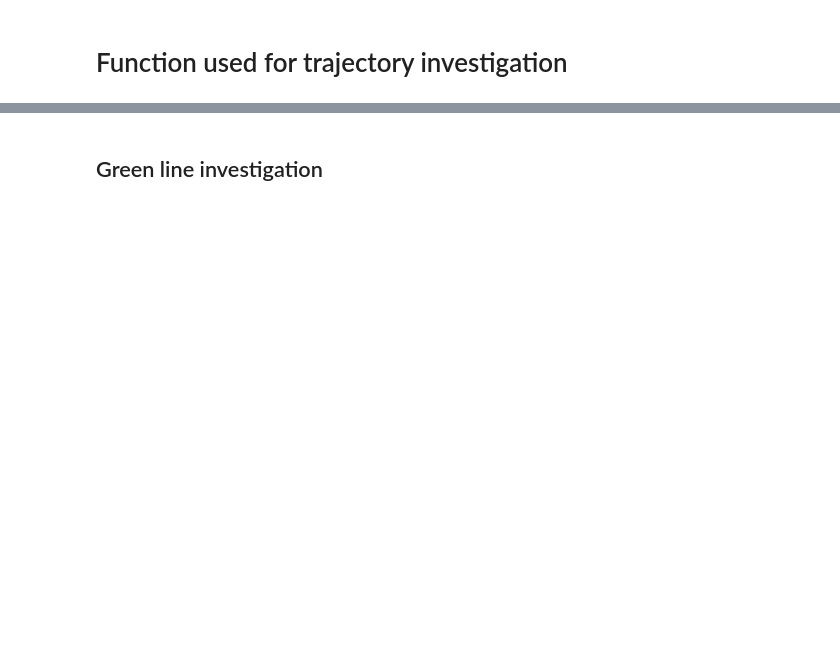
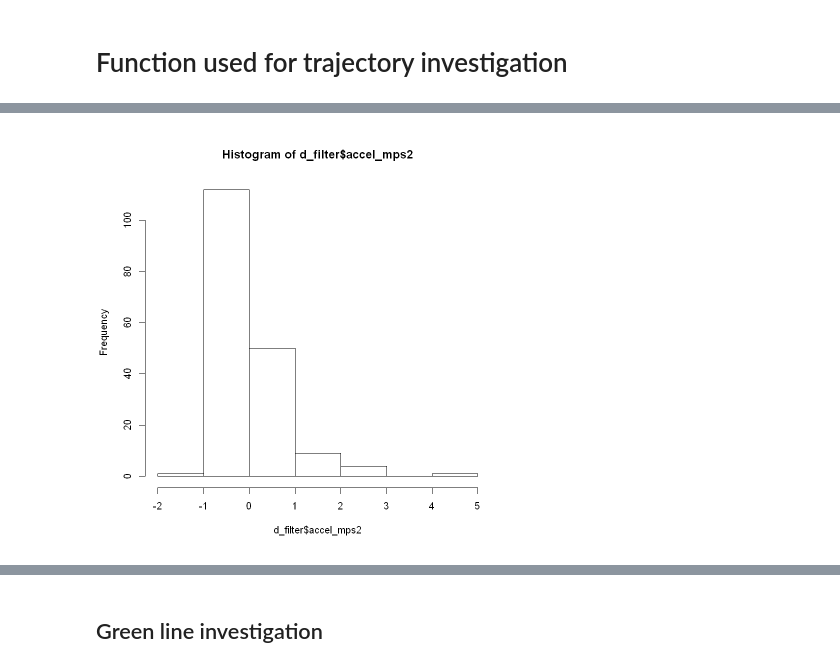
Before and after one commit to narslab/treem, a Jupyter notebook: bin/jupyter/vehicle-trajectory-computation.ipynb, the cells around one changed output, grey strips where cells are left out. Saved outputs shown, nothing was run; the diff lists cells and outputs as text; code cells hidden in the pictures; blank space fills up the shorter version.

```diff
--- a/bin/jupyter/vehicle-trajectory-computation.ipynb
+++ b/bin/jupyter/vehicle-trajectory-computation.ipynb
@@ -391,0 +275,4 @@ train_plot = function(df){
+# %%
+hist(d_filter$accel_mps2)
+# %% [output]
+[figure, added]
```
Also changed, not shown: parts of 42 cells of this notebook, 2 other files.
